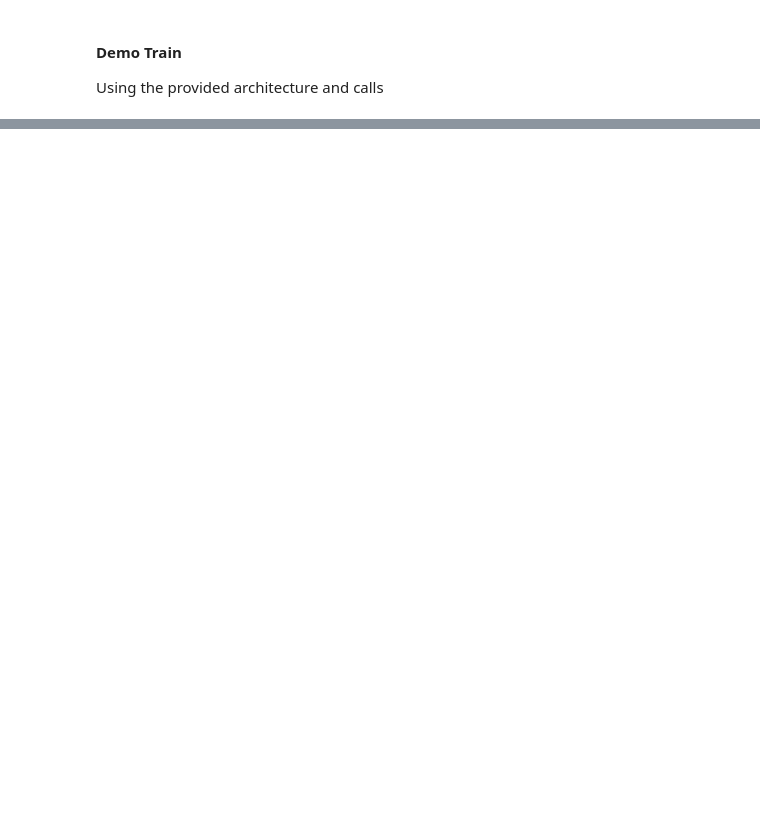
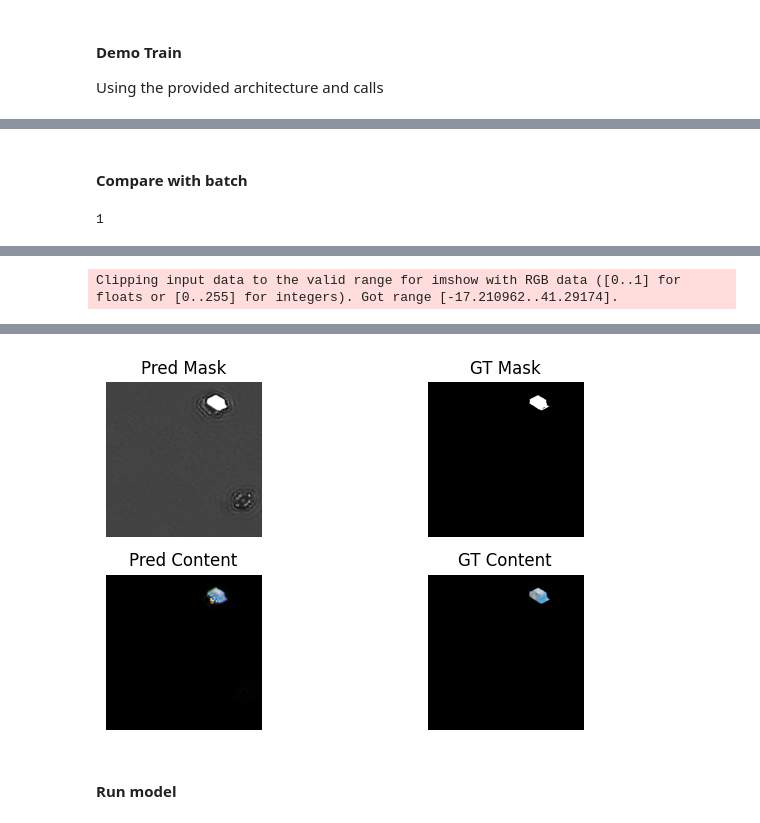
Before and after one commit to campbell108/groupj_llnl, a Jupyter notebook: notebooks/task2/test_video_model.ipynb, the cells around one changed output, grey strips where cells are left out. Drawn from its saved outputs; the diff is of its cells as text; code cells hidden in the pictures; blank space fills up the shorter version.

```diff
--- a/notebooks/task2/test_video_model.ipynb
+++ b/notebooks/task2/test_video_model.ipynb
@@ -430,0 +621,7 @@ Original Traceback (most recent call last):
+# %% [markdown]
+#### Compare with batch
+# %%
+batch = next(iter(train_dataloader))
+len(train_dataloader)
+# %% [output]
+1
@@ -430,0 +650,49 @@ Original Traceback (most recent call last):
+# %%
+# Initialize model and optimizer
+model = Unet_Image().to(device)
+optimizer = torch.optim.Adam(model.parameters(), lr=1e-3)
+
+# Overfit loop
+num_epochs = 1000
+for epoch in range(num_epochs):
+    model.train()
+    optimizer.zero_grad()
+    loss, metrics = model(batch)
+    loss.backward()
+    optimizer.step()
+
+    if epoch % 100 == 0 or epoch == num_epochs - 1:
+        print(f"Epoch {epoch}: Loss={metrics['loss']:.4f}, Mask Loss={metrics['mask_loss']:.4f}, Content Loss={metrics['content_loss']:.4f}")
+
+# Visualize predictions after training
+model.eval()
+with torch.no_grad():
+    logits_amodal_mask, logits_amodal_content = model.encode_decode(
+        torch.cat((batch['frames'], batch['modal_masks']), dim=1).squeeze(2)
+    )
+    pred_mask = torch.sigmoid(logits_amodal_mask).cpu().squeeze().numpy()
+    pred_content = logits_amodal_content.cpu().squeeze().permute(1, 2, 0).numpy()
+    gt_mask = batch['amodal_masks'].cpu().squeeze().numpy()
+    gt_content = batch['amodal_content'].cpu().squeeze().permute(1, 2, 0).numpy()
+
+import matplotlib.pyplot as plt
+plt.figure(figsize=(8, 4))
+plt.subplot(2, 2, 1)
+plt.title("Pred Mask")
+plt.imshow(pred_mask, cmap='gray')
+plt.axis('off')
+plt.subplot(2, 2, 2)
+plt.title("GT Mask")
+plt.imshow(gt_mask, cmap='gray')
+plt.axis('off')
+plt.subplot(2, 2, 3)
+plt.title("Pred Content")
+plt.imshow(pred_content)
+plt.axis('off')
+plt.subplot(2, 2, 4)
+plt.title("GT Content")
+plt.imshow(gt_content)
+plt.axis('off')
+plt.tight_layout()
+plt.show()
+# %% [output]
@@ -430,0 +709 @@ Original Traceback (most recent call last):
+Clipping input data to the valid range for imshow with RGB data ([0..1] for floats or [0..255] for integers). Got range [-17.210962..41.29174].
@@ -430,0 +711,3 @@ Original Traceback (most recent call last):
+[figure, added]
+# %% [markdown]
+#### Run model
```
Also changed, not shown: parts of 26 cells of this notebook.
